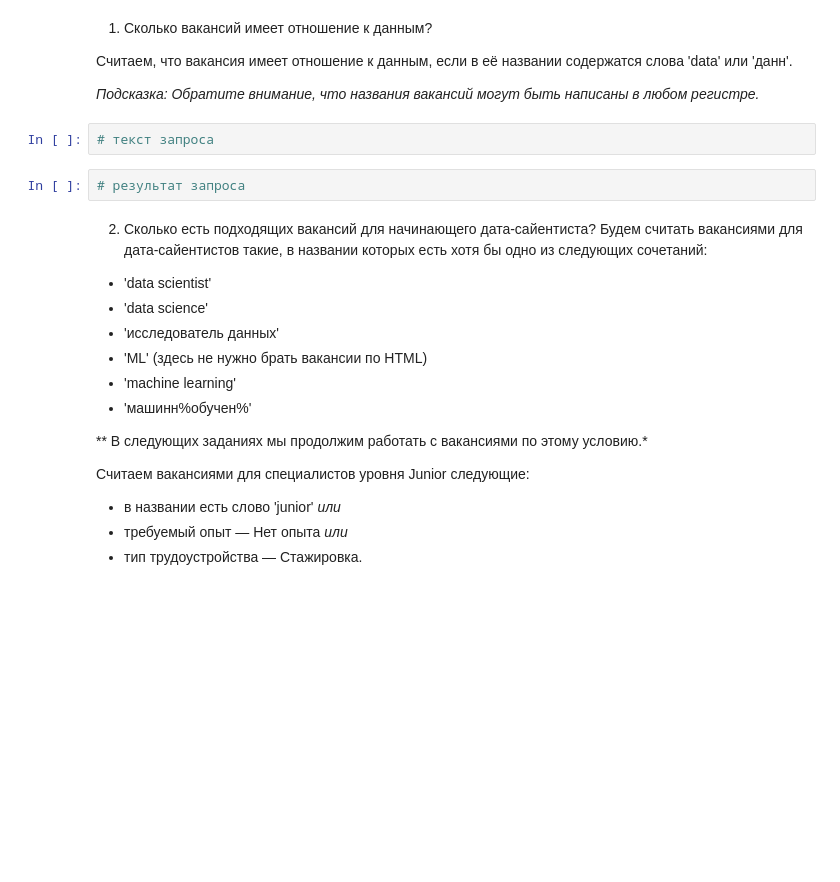
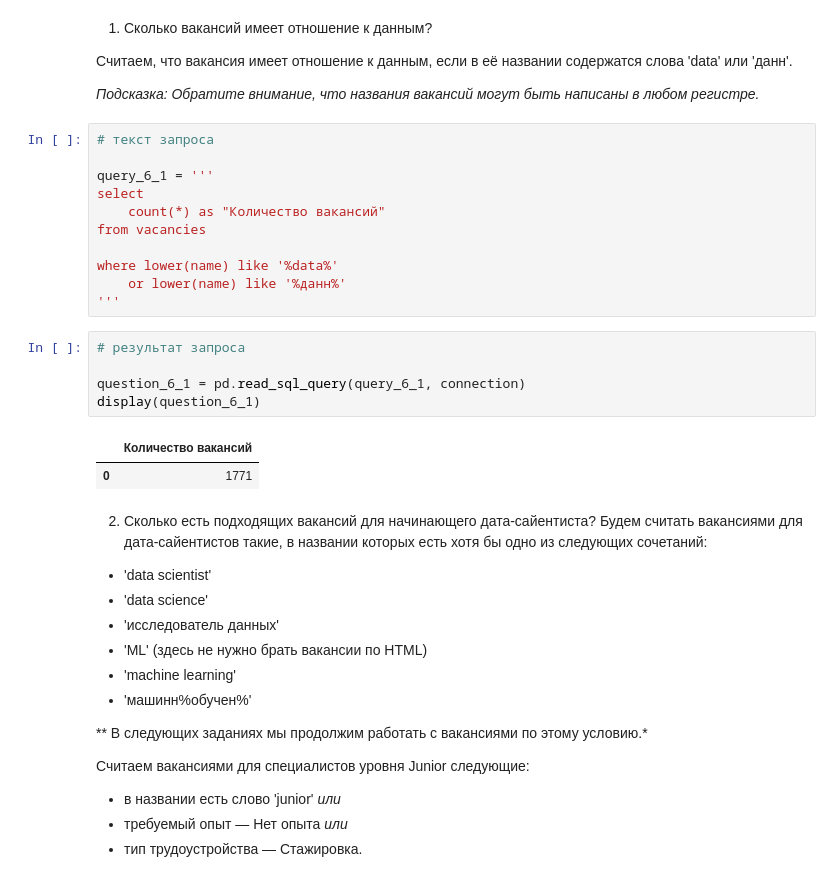
Before and after one commit to Elancinos/SF_DS_COURSE, a Jupyter notebook: Project_2/Project_2_Ноутбук_шаблон.ipynb, the cells around one changed output. Saved outputs shown, nothing was run; the diff lists cells and outputs as text; blank space fills up the shorter version.

```diff
--- a/Project_2/Project_2_Ноутбук_шаблон.ipynb
+++ b/Project_2/Project_2_Ноутбук_шаблон.ipynb
@@ -548,8 +547,23 @@ display(question_5_7)
 *Подсказка: Обратите внимание, что названия вакансий могут быть написаны в любом регистре.*
 # %%
 # текст запроса
+
+query_6_1 = '''
+select
+    count(*) as "Количество вакансий"
+from vacancies
+
+where lower(name) like '%data%'
+    or lower(name) like '%данн%'
+'''
 # %%
 # результат запроса
+
+question_6_1 = pd.read_sql_query(query_6_1, connection)
+display(question_6_1)
+# %% [output]
+|  | Количество вакансий |
+| 0 | 1771 |
 # %% [markdown]
 2. Сколько есть подходящих вакансий для начинающего дата-сайентиста?
 Будем считать вакансиями для дата-сайентистов такие, в названии которых есть хотя бы одно из следующих сочетаний:
```
Also changed, not shown: parts of 14 cells of this notebook.
